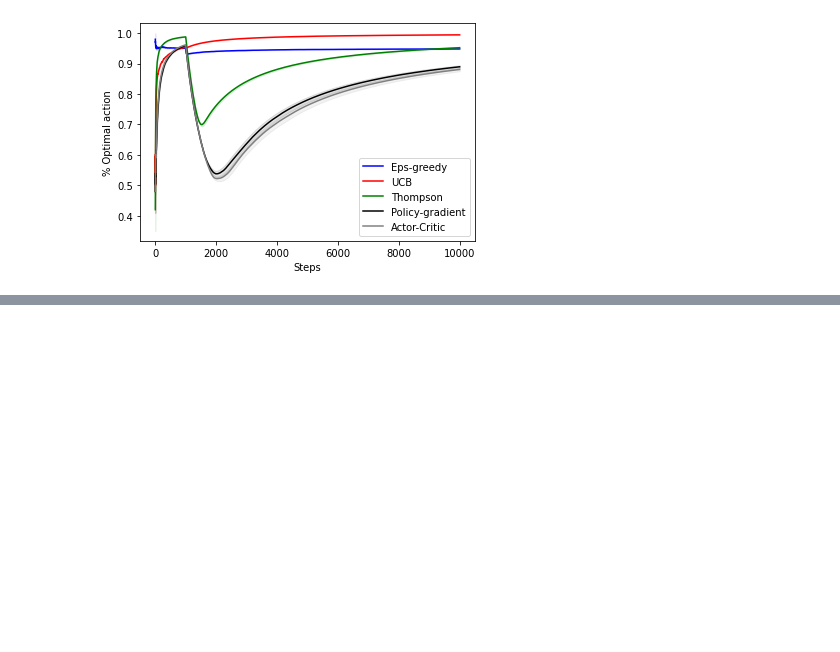
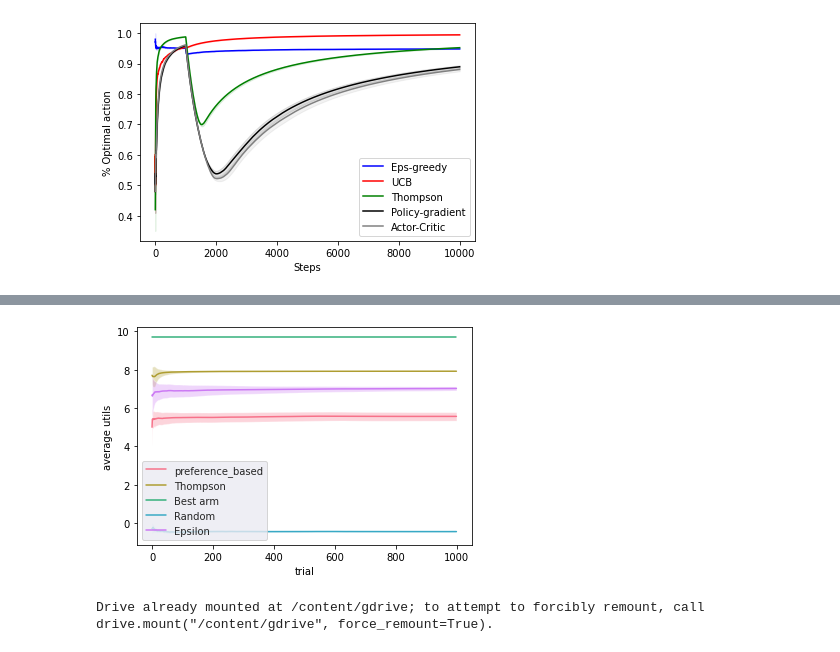
Before and after one commit to erfunmirzaei/Social_Bandit, a Jupyter notebook: Social_Bandit.ipynb, the cells around one changed output, grey strips where cells are left out. Drawn from its saved outputs; the diff is of its cells as text; code cells hidden in the pictures; blank space fills up the shorter version.

```diff
--- a/Social_Bandit.ipynb
+++ b/Social_Bandit.ipynb
@@ -1636,0 +1846,2 @@ AttributeError: ignored
+# %%
+best_actions, best_exp_u = sbl.calculate_bests()
@@ -1636,0 +1900,15 @@ AttributeError: ignored
+# %%
+u.Visual(result, n_trials = 1000, save = True, line = False, limit = False, name = './gdrive/MyDrive/logt/compare_preference_algorithms.jpg', label = "average utils")
+# u.Visual(result1, n_trials = 1000, save = True, line = False, limit = False, name = './gdrive/MyDrive/logt/compare_preference_algorithms1.jpg', label = "average utils")
+# %% [output]
+[figure, added]
+# %%
+u = utils()
+result = {}
+avg_perc = np.average(perc_opt_act, axis = 0)
+avg_perc2 = np.average(perc_opt_act2, axis = 0)
+result["preference_based"] = (avg_perc[11,:,:] - avg_perc2[0,:,:]) * 100
+# result1 = {}
+# result1["preference_based"] = perc_opt_act[1,11,:,:] - perc_opt_act[,10,:,:]
+# %% [output]
+Drive already mounted at /content/gdrive; to attempt to forcibly remount, call drive.mount("/content/gdrive", force_remount=True).
```
Also changed, not shown: parts of 62 cells of this notebook.
